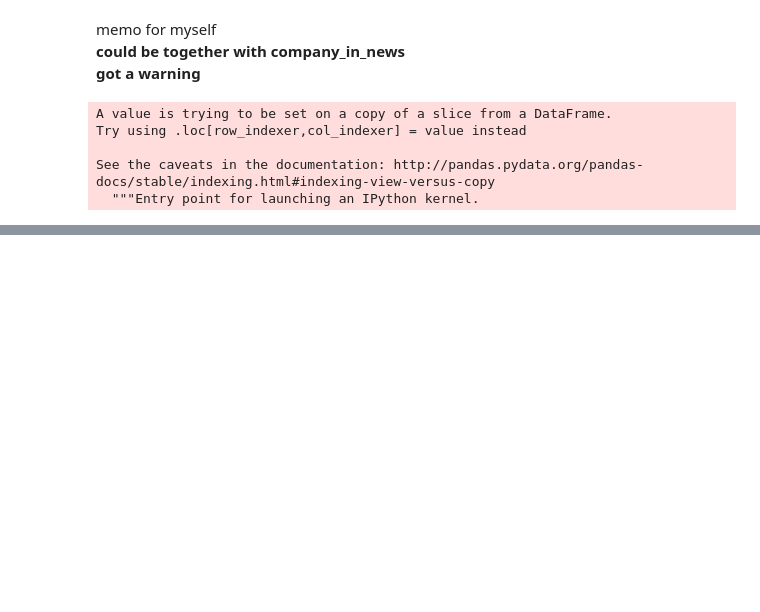
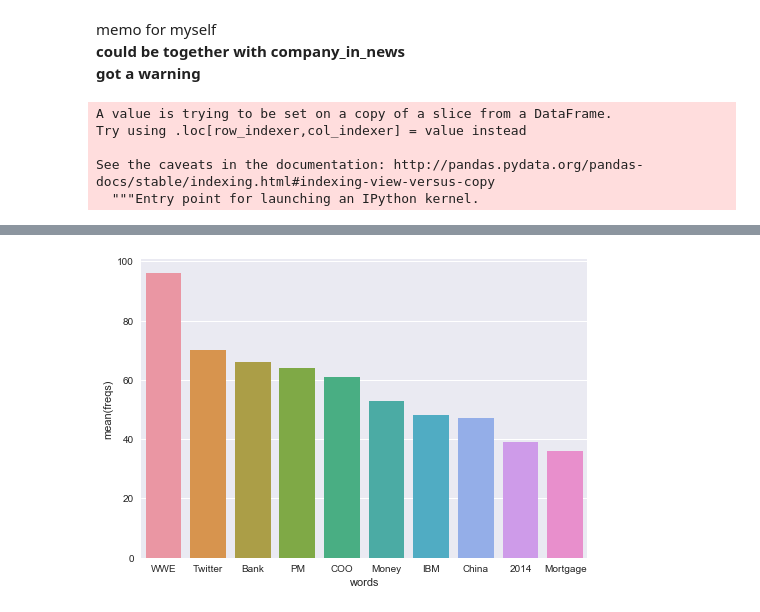
Before and after one commit to oz1717/SFP_SP_prediction, a Jupyter notebook: Project1.ipynb, the cells around one changed output, grey strips where cells are left out. Saved outputs shown, nothing was run; the diff lists cells and outputs as text; code cells hidden in the pictures; blank space fills up the shorter version.

```diff
--- a/Project1.ipynb
+++ b/Project1.ipynb
@@ -348,0 +542,6 @@ word to vec
+# %%
+my_plot2 = sns.barplot(x='words', y='freqs', data=words_freqs_down_df)
+my_plot2.get_figure().savefig('freq_down.png', dpi=200)
+sns.plt.show()
+# %% [output]
+[figure, added]
```
Also changed, not shown: parts of 62 cells of this notebook.
